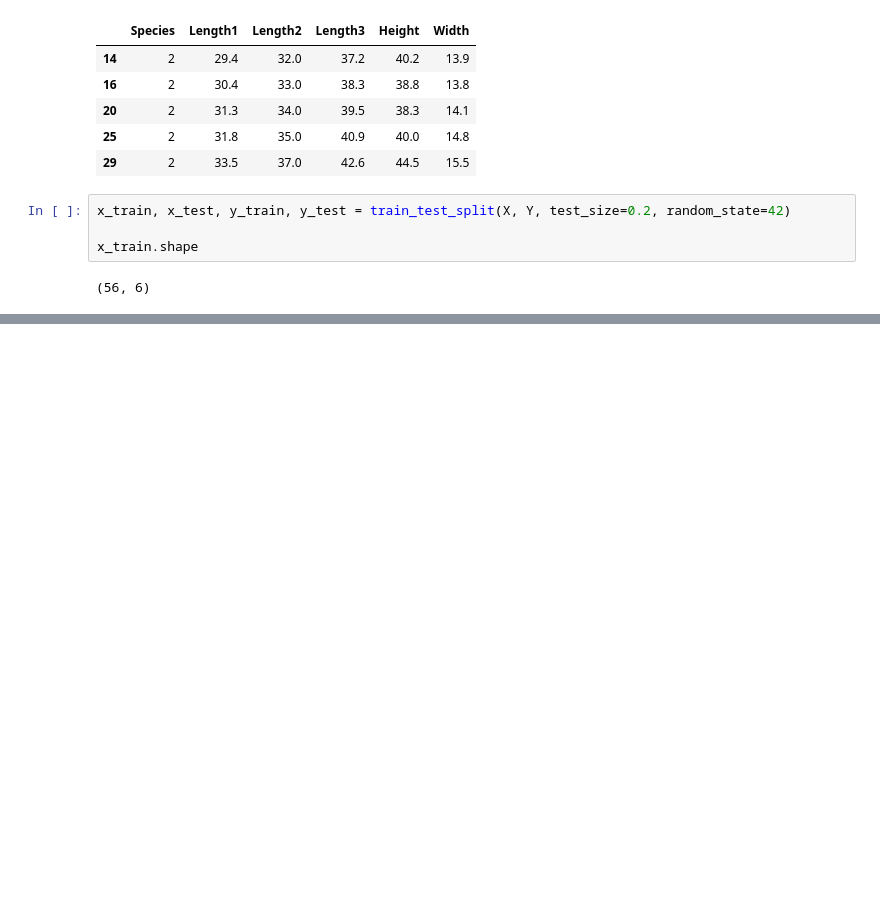
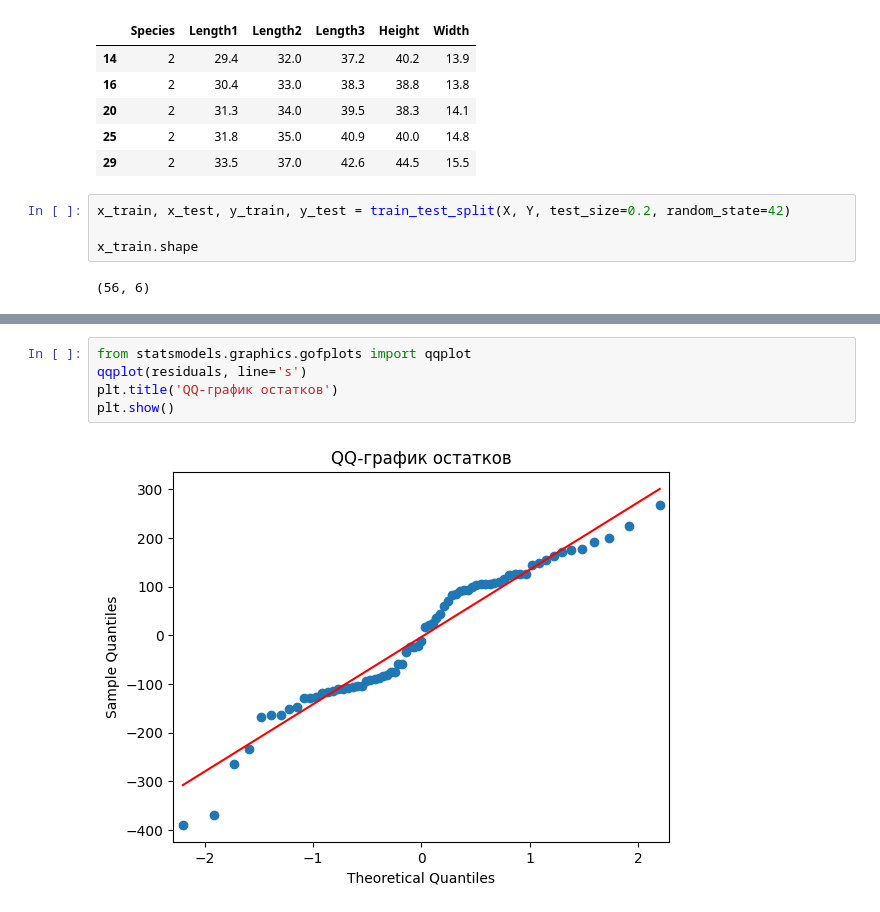
Before and after one commit to AlexanderKuznetsov03/DataScince, a Jupyter notebook: Practice.ipynb, the cells around one changed output, grey strips where cells are left out. Saved outputs shown, nothing was run; the diff lists cells and outputs as text; blank space fills up the shorter version.

```diff
--- a/Practice.ipynb
+++ b/Practice.ipynb
@@ -159,0 +196,7 @@ Notes:
+# %%
+from statsmodels.graphics.gofplots import qqplot
+qqplot(residuals, line='s')
+plt.title('QQ-график остатков')
+plt.show()
+# %% [output]
+[figure, added]
```
Also changed, not shown: parts of 7 cells of this notebook.
